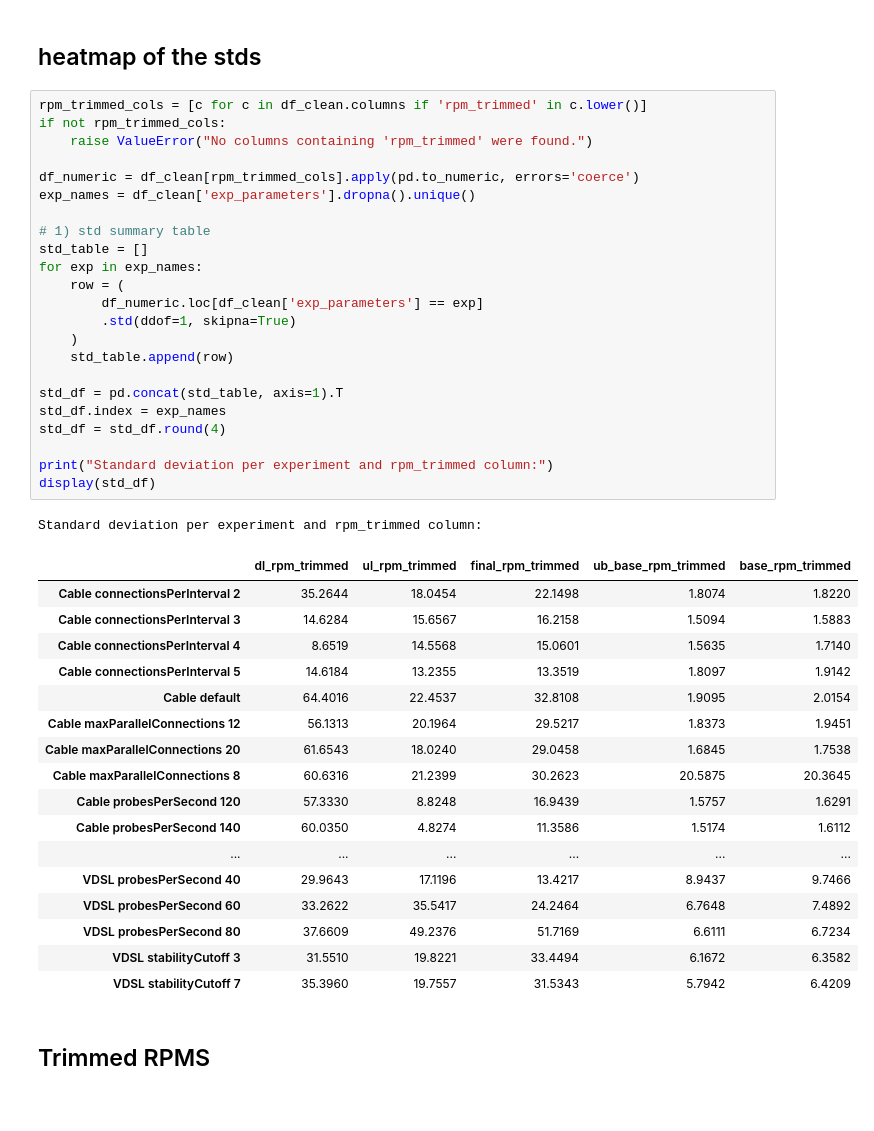
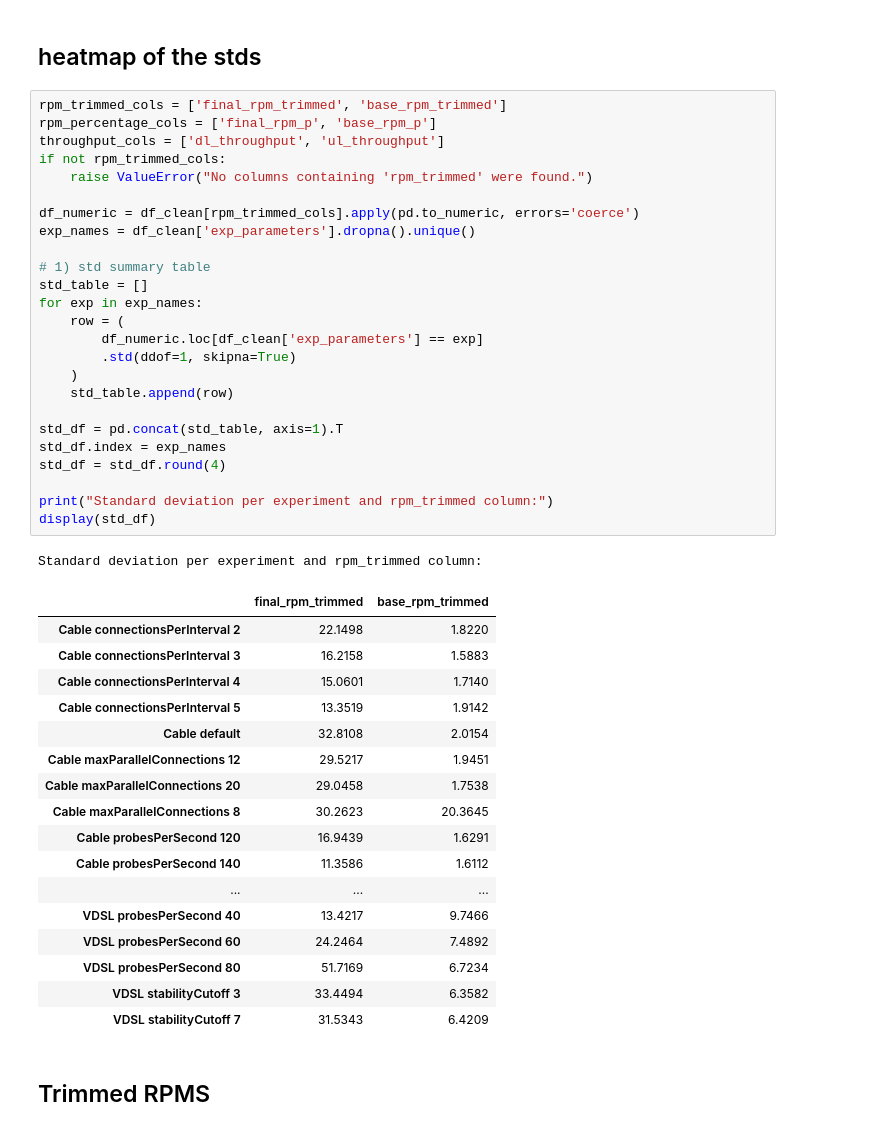
Before and after one commit to hsk2110/l2-network-conditions-web-perf, a Jupyter notebook: outputfiles/explore_std.ipynb, the cells around one changed output. Saved outputs shown, nothing was run; the diff lists cells and outputs as text.

```diff
--- a/outputfiles/explore_std.ipynb
+++ b/outputfiles/explore_std.ipynb
@@ -342,47 +360,49 @@ base_rpm_trimmed     5446.62  5447.0   6.4209    41.2279  5428.0  5462.0  100.0
 # %% [markdown]
 ## heatmap of the stds
 # %%
-rpm_trimmed_cols = [c for c in df_clean.columns if 'rpm_trimmed' in c.lower()]
+rpm_trimmed_cols = ['final_rpm_trimmed', 'base_rpm_trimmed']
+rpm_percentage_cols = ['final_rpm_p', 'base_rpm_p']
+throughput_cols = ['dl_throughput', 'ul_throughput']
 if not rpm_trimmed_cols:
     raise ValueError("No columns containing 'rpm_trimmed' were found.")
 
 df_numeric = df_clean[rpm_trimmed_cols].apply(pd.to_numeric, errors='coerce')
 exp_names = df_clean['exp_parameters'].dropna().unique()
 
 # 1) std summary table
 std_table = []
 for exp in exp_names:
     row = (
         df_numeric.loc[df_clean['exp_parameters'] == exp]
         .std(ddof=1, skipna=True)
     )
     std_table.append(row)
 
 std_df = pd.concat(std_table, axis=1).T
 std_df.index = exp_names
 std_df = std_df.round(4)
 
 print("Standard deviation per experiment and rpm_trimmed column:")
 display(std_df)
 # %% [output]
 Standard deviation per experiment and rpm_trimmed column:
-|  | dl_rpm_trimmed | ul_rpm_trimmed | final_rpm_trimmed | ub_base_rpm_trimmed | base_rpm_trimmed |
-| Cable connectionsPerInterval 2 | 35.2644 | 18.0454 | 22.1498 | 1.8074 | 1.8220 |
-| Cable connectionsPerInterval 3 | 14.6284 | 15.6567 | 16.2158 | 1.5094 | 1.5883 |
-| Cable connectionsPerInterval 4 | 8.6519 | 14.5568 | 15.0601 | 1.5635 | 1.7140 |
-| Cable connectionsPerInterval 5 | 14.6184 | 13.2355 | 13.3519 | 1.8097 | 1.9142 |
-| Cable default | 64.4016 | 22.4537 | 32.8108 | 1.9095 | 2.0154 |
-| Cable maxParallelConnections 12 | 56.1313 | 20.1964 | 29.5217 | 1.8373 | 1.9451 |
-| Cable maxParallelConnections 20 | 61.6543 | 18.0240 | 29.0458 | 1.6845 | 1.7538 |
-| Cable maxParallelConnections 8 | 60.6316 | 21.2399 | 30.2623 | 20.5875 | 20.3645 |
-| Cable probesPerSecond 120 | 57.3330 | 8.8248 | 16.9439 | 1.5757 | 1.6291 |
-| Cable probesPerSecond 140 | 60.0350 | 4.8274 | 11.3586 | 1.5174 | 1.6112 |
-| ... | ... | ... | ... | ... | ... |
-| VDSL probesPerSecond 40 | 29.9643 | 17.1196 | 13.4217 | 8.9437 | 9.7466 |
-| VDSL probesPerSecond 60 | 33.2622 | 35.5417 | 24.2464 | 6.7648 | 7.4892 |
-| VDSL probesPerSecond 80 | 37.6609 | 49.2376 | 51.7169 | 6.6111 | 6.7234 |
-| VDSL stabilityCutoff 3 | 31.5510 | 19.8221 | 33.4494 | 6.1672 | 6.3582 |
-| VDSL stabilityCutoff 7 | 35.3960 | 19.7557 | 31.5343 | 5.7942 | 6.4209 |
+|  | final_rpm_trimmed | base_rpm_trimmed |
+| Cable connectionsPerInterval 2 | 22.1498 | 1.8220 |
+| Cable connectionsPerInterval 3 | 16.2158 | 1.5883 |
+| Cable connectionsPerInterval 4 | 15.0601 | 1.7140 |
+| Cable connectionsPerInterval 5 | 13.3519 | 1.9142 |
+| Cable default | 32.8108 | 2.0154 |
+| Cable maxParallelConnections 12 | 29.5217 | 1.9451 |
+| Cable maxParallelConnections 20 | 29.0458 | 1.7538 |
+| Cable maxParallelConnections 8 | 30.2623 | 20.3645 |
+| Cable probesPerSecond 120 | 16.9439 | 1.6291 |
+| Cable probesPerSecond 140 | 11.3586 | 1.6112 |
+| ... | ... | ... |
+| VDSL probesPerSecond 40 | 13.4217 | 9.7466 |
+| VDSL probesPerSecond 60 | 24.2464 | 7.4892 |
+| VDSL probesPerSecond 80 | 51.7169 | 6.7234 |
+| VDSL stabilityCutoff 3 | 33.4494 | 6.3582 |
+| VDSL stabilityCutoff 7 | 31.5343 | 6.4209 |
 # %% [markdown]
 ## Trimmed RPMS
 # %%
```
Also changed, not shown: parts of 10 cells of this notebook, 10 other files.
